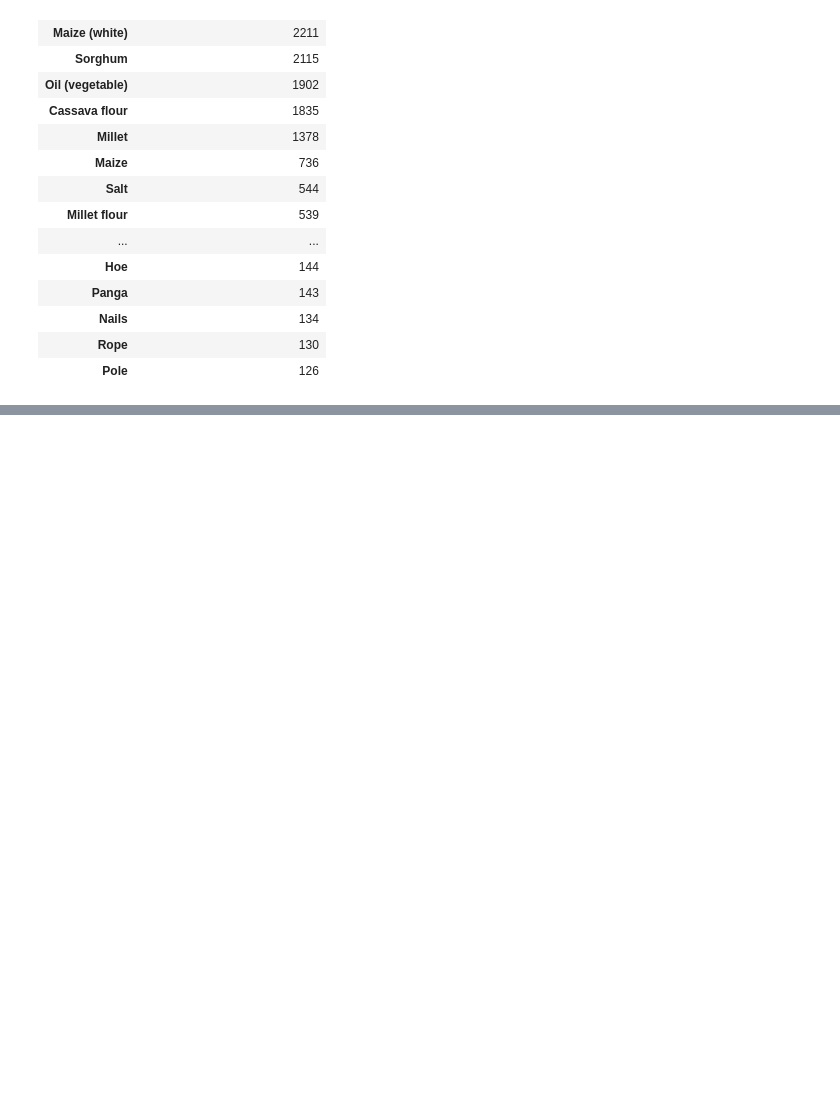
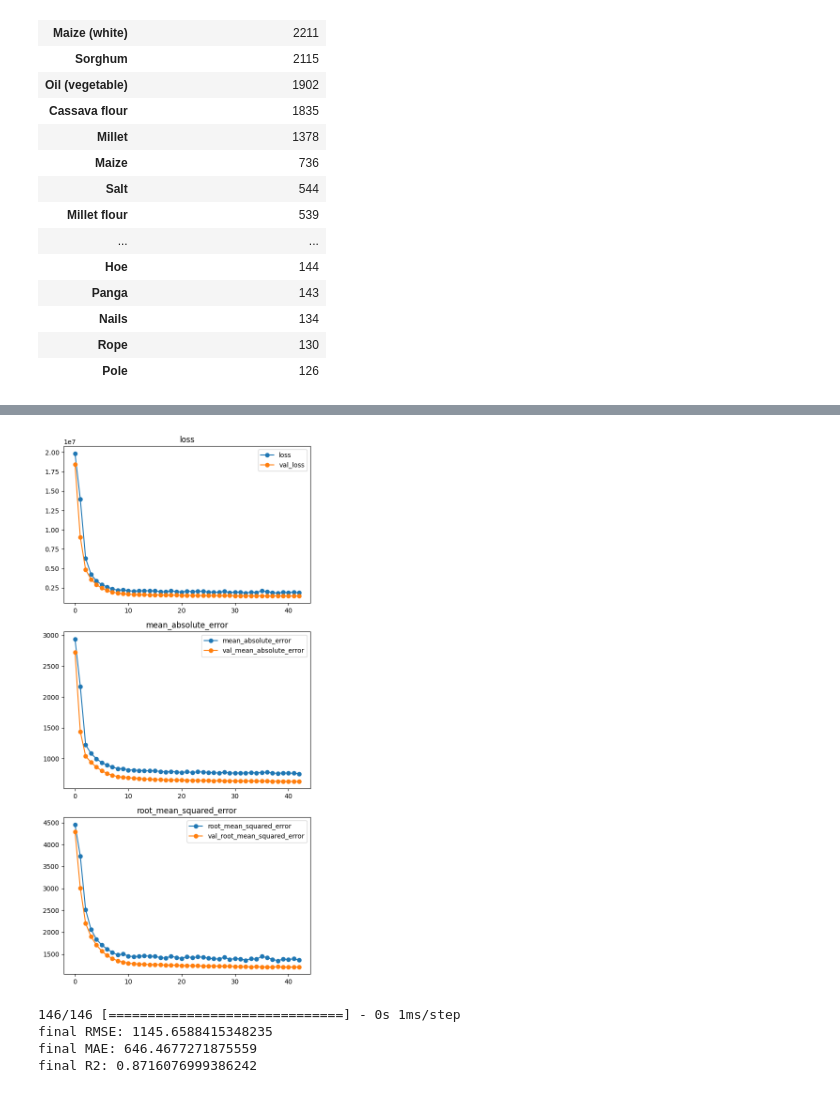
Before and after one commit to Nanungi/Prediction-of-Product-Sales, a Jupyter notebook: WFP_project.ipynb, the cells around one changed output, grey strips where cells are left out. Cells and saved outputs as stored; diff of their text form; code cells hidden in the pictures; blank space fills up the shorter version.

```diff
--- a/WFP_project.ipynb
+++ b/WFP_project.ipynb
@@ -371,0 +419,25 @@ prices
+# %%
+# Build regression model within function
+def build_model():
+    # Instantiate Model
+    model = Sequential()
+
+    # First hidden layer
+    model.add(Dense(10, # How many neurons you have in your first hidden layer
+                input_dim =input_shape, # What is the shape of your input features (number of columns)
+                activation = 'relu')) # What activation function are you using?
+    model.add(Dense(10,
+                activation = 'relu'))
+    model.add(Dropout(.2))
+    model.add(Dense(1, activation = 'linear'))
+
+    # Compile Model
+    model.compile(loss = 'mse', optimizer = 'adam',
+             metrics=[metrics.MeanAbsoluteError(), metrics.RootMeanSquaredError()])
+    return model
+# %%
+# Call our build function to build model
+reg_model = build_model()
+
+# Get model summary
+reg_model.summary()
@@ -371,0 +462,26 @@ prices
+# %%
+from tensorflow.keras.callbacks import EarlyStopping
+early_stop = EarlyStopping(monitor='val_loss', patience=3)
+# %%
+history = reg_model.fit(X_train_tf, y_train,
+                        validation_split = .2,
+                        epochs=100,
+                        verbose=0, callbacks = [early_stop])
+# %%
+# plot learning
+plot_history(history);
+# %% [output]
+[figure, added]
+# %%
+# evaluate model
+
+y_pred = reg_model.predict(X_test_tf)
+
+print(f'final RMSE: {np.sqrt(mean_squared_error(y_test, y_pred))}')
+print(f'final MAE: {mean_absolute_error(y_test, y_pred)}')
+print(f'final R2: {r2_score(y_test, y_pred)}')
+# %% [output]
+146/146 [==============================] - 0s 1ms/step
+final RMSE: 1145.6588415348235
+final MAE: 646.4677271875559
+final R2: 0.8716076999386242
```
Also changed, not shown: parts of 19 cells of this notebook.
